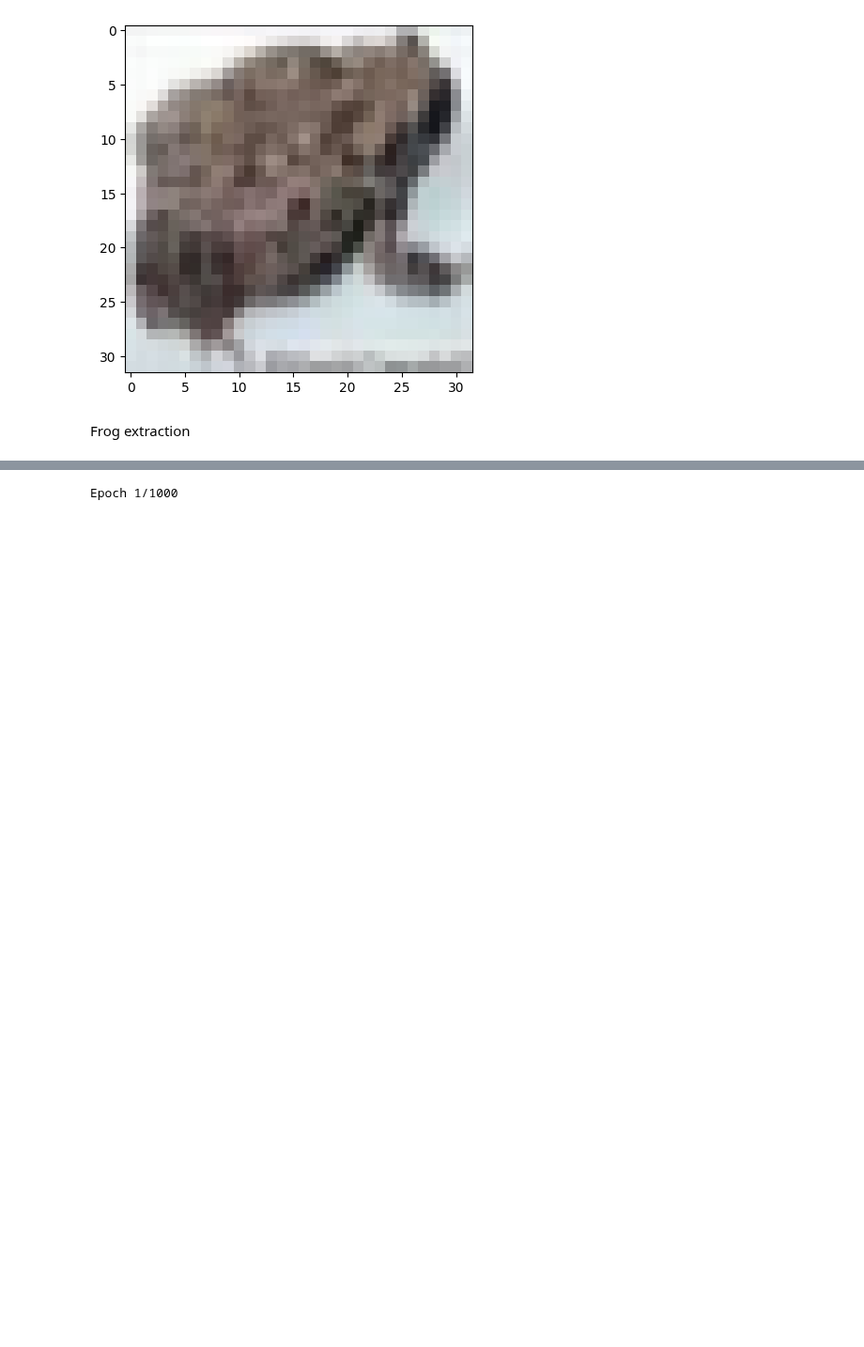
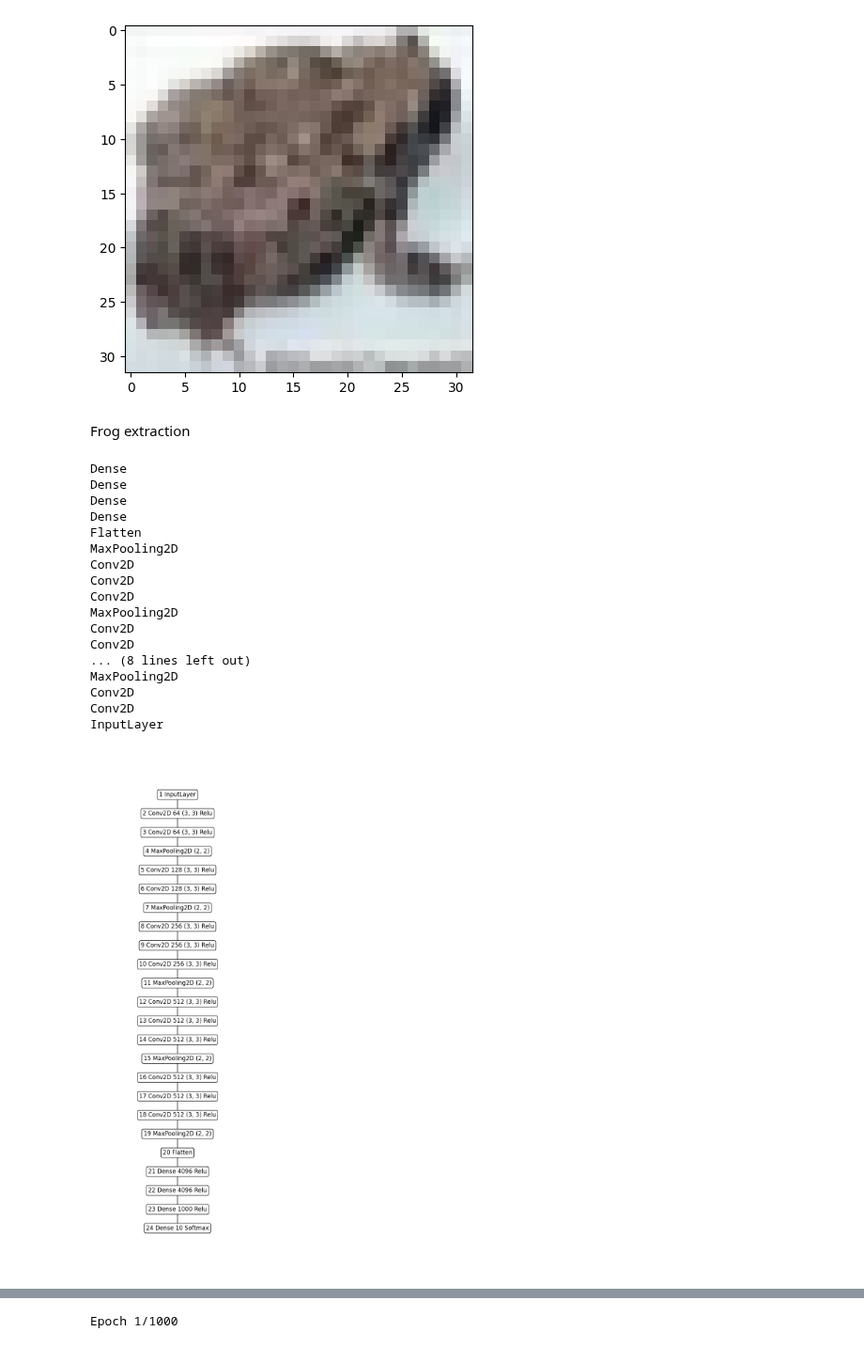
Before and after one commit to EfimSo/LossConvergence, a Jupyter notebook: CNN_Nacson.ipynb, the cells around one changed output, grey strips where cells are left out. Shown at 94% size. Drawn from its saved outputs; the diff is of its cells as text; code cells hidden in the pictures; blank space fills up the shorter version.

Commit message:
architexture visualizations

```diff
--- a/CNN_Nacson.ipynb
+++ b/CNN_Nacson.ipynb
@@ -95,6 +97,68 @@ X_test = X_test/255
 # One-Hot-Encoding
 Y_train_en = to_categorical(Y_train,10)
 Y_test_en = to_categorical(Y_test,10)
+# %%
+# Model visualization
+import itertools
+from PIL import Image as im
+from IPython.display import Image
+import matplotlib
+
+def plot_keras_model(model, filename):
+    plt.ioff() # Turn off interactive mode
+    G = nx.DiGraph()
+    n = len(model.layers)
+    for i, layer in enumerate(model.layers[::-1]):
+        layer_type = layer.__class__.__name__
+        layer_act = f" {layer.activation.__name__.capitalize()}" if hasattr(layer, 'activation') else ''
+        print(layer_type)
+        if isinstance(layer, Conv2D):
+            G.add_node(f"{n-i} {layer_type} {layer.filters} {layer.kernel_size}{layer_act}", subset=i)
+        elif isinstance(layer, Dense):
+            G.add_node(f"{n-i} {layer_type} {layer.units}{layer_act}", subset=i)
+        elif isinstance(layer, MaxPooling2D):
+            G.add_node(f"{n-i} {layer_type} {layer.pool_size}{layer_act}", subset=i)
+        else:
+            G.add_node(f"{n-i} {layer_type}{layer_act}", subset=i)
+    for layer1, layer2 in nx.utils.pairwise(G.nodes):
+        G.add_edge(layer1, layer2)
+    color_map = []
+    for i, node in enumerate(G):
+        if model.layers[i].__class__.__name__ == "Conv2D":
+            color_map.append('tab:blue')
+        else:
+            color_map.append('tab:green')
+    pos = nx.multipartite_layout(G, subset_key="subset", align="horizontal")
+    plt.figure(figsize=(5, 15))
+    nx.draw(G, pos, node_color="w", with_labels=True, edge_color="black", node_size=25000,
+            arrowsize=20, edgecolors="g", node_shape="", font_weight="normal",
+            bbox=dict(facecolor="w", edgecolor='black', boxstyle='round,pad=0.3'))
+    plt.axis("equal")
+    # plt.show()
+    plt.savefig(filename, transparent=True)
+    plt.ion()
+filename = "VGG16 arch"
+plot_keras_model(model, filename)
+Image(filename + ".png")
+# %% [output]
+Dense
+Dense
+Dense
+Dense
+Flatten
+MaxPooling2D
+Conv2D
+Conv2D
+Conv2D
+MaxPooling2D
+Conv2D
+Conv2D
+... (8 lines left out)
+MaxPooling2D
+Conv2D
+Conv2D
+InputLayer
+[figure, added]
 # %%
 # Base Model - Approximately Le Net-5
 model = Sequential()
```
Also changed, not shown: parts of 5 cells of this notebook, 3 other files.
